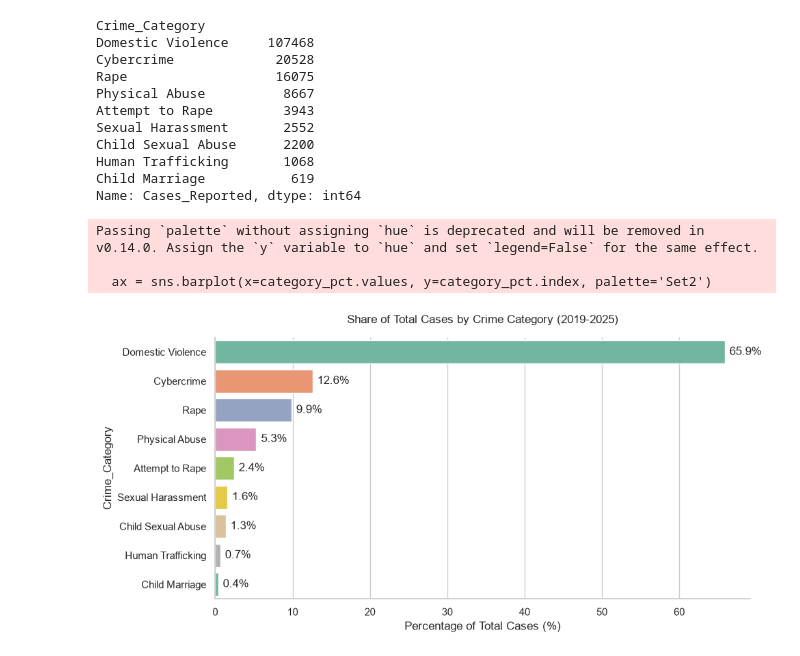
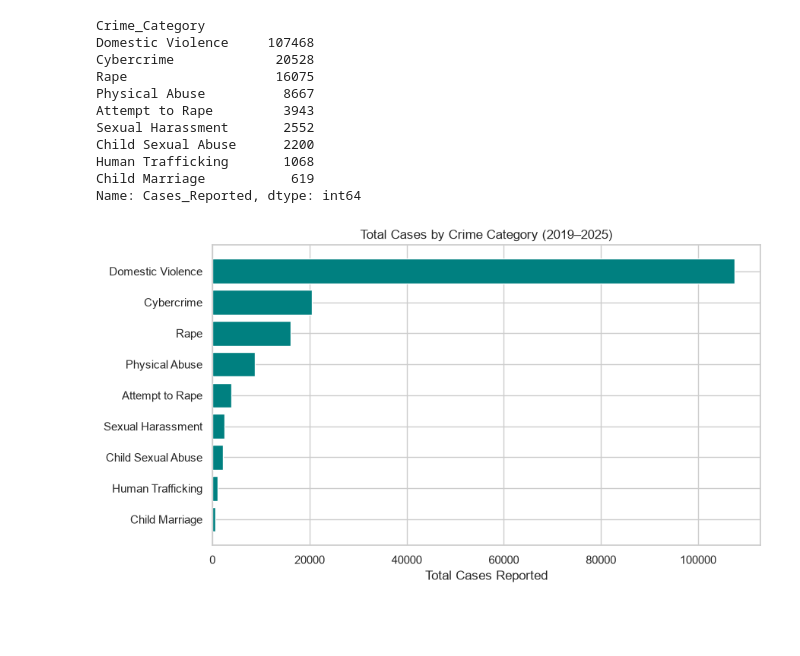
Before and after one commit to rohanpiya/gbv-nepal-eda, a Jupyter notebook: notebooks/01_gbv_nepal_eda.ipynb, the cells around one changed output. Drawn from its saved outputs; the diff is of its cells as text; code cells hidden in the pictures; blank space fills up the shorter version.

```diff
--- a/notebooks/01_gbv_nepal_eda.ipynb
+++ b/notebooks/01_gbv_nepal_eda.ipynb
@@ -418,21 +418,12 @@ Human Trafficking       1068
 Child Marriage           619
 Name: Cases_Reported, dtype: int64
 # %%
-category_pct = (category_totals / category_totals.sum()) * 100
-
-plt.figure(figsize=(10, 5))
-ax = sns.barplot(x=category_pct.values, y=category_pct.index, palette='Set2')
-
-for container in ax.containers:
-    ax.bar_label(container, fmt='%.1f%%', padding=5)
-
-plt.title('Share of Total Cases by Crime Category (2019-2025)', pad=15)
-plt.xlabel('Percentage of Total Cases (%)')
-sns.despine()
+plt.figure(figsize=(9, 5))
+plt.barh(category_totals.index[::-1], category_totals.values[::-1], color='teal')
+plt.title('Total Cases by Crime Category (2019–2025)')
+plt.xlabel('Total Cases Reported')
 plt.tight_layout()
+plt.savefig('../outputs/figures/category_share_bar.png', dpi=150)
 plt.show()
 # %% [output]
-Passing `palette` without assigning `hue` is deprecated and will be removed in v0.14.0. Assign the `y` variable to `hue` and set `legend=False` for the same effect.
-
-  ax = sns.barplot(x=category_pct.values, y=category_pct.index, palette='Set2')
-[figure, old version]
+[figure, new version]
```
Also changed, not shown: parts of 2 cells of this notebook.
